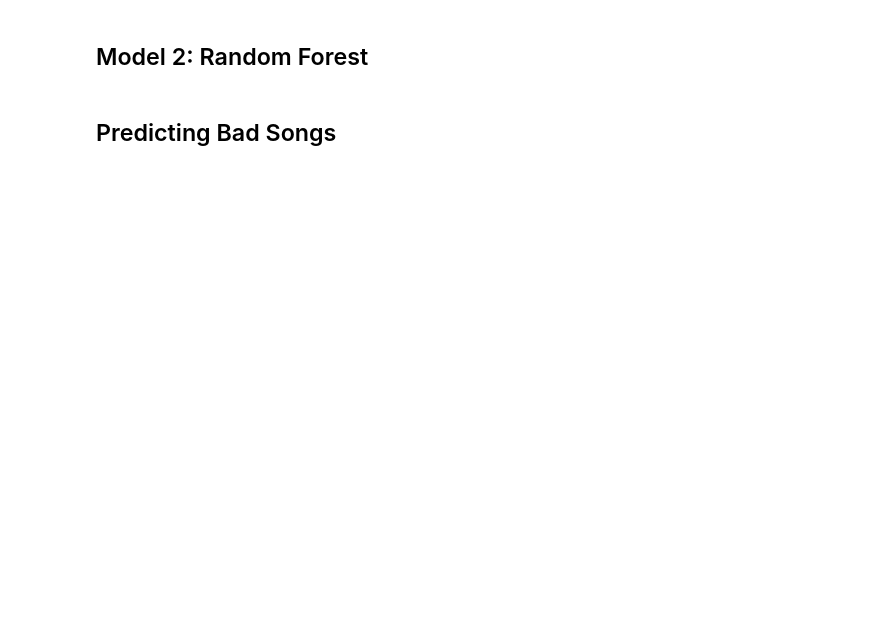
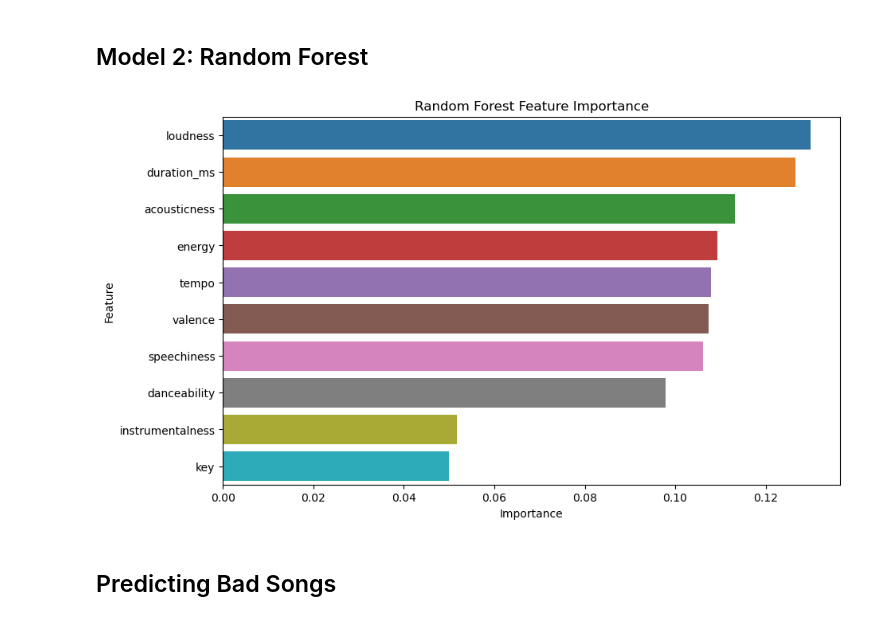
Before and after one commit to dparcon/Project_4_Group_2, a Jupyter notebook: spotify_youtube_song_analysis.ipynb, the cells around one changed output. Saved outputs shown, nothing was run; the diff lists cells and outputs as text; code cells hidden in the pictures; blank space fills up the shorter version.

```diff
--- a/spotify_youtube_song_analysis.ipynb
+++ b/spotify_youtube_song_analysis.ipynb
@@ -422,5 +435,29 @@ ValueError: Unknown label type: continuous. Maybe you are trying to fit a classi
 # %% [markdown]
 ## Model 2: Random Forest
+# %%
+# Train the Random Forest Regressor
+rf_model = RandomForestRegressor(n_estimators=100, random_state=42)
+rf_model.fit(X_train, y_train)
+
+# Get feature importances
+feature_importances = rf_model.feature_importances_
+
+# Create a DataFrame to hold the feature names and their importance scores
+importance_df = pd.DataFrame({
+    'Feature': X.columns,
+    'Importance': feature_importances
+})
+
+# Sort the features by importance
+importance_df = importance_df.sort_values(by='Importance', ascending=False)
+
+# Visualize the feature importance
+plt.figure(figsize=(10, 6))
+sns.barplot(x='Importance', y='Feature', data=importance_df)
+plt.title('Random Forest Feature Importance')
+plt.show()
+# %% [output]
+[figure, added]
 # %% [markdown]
 ## Predicting Bad Songs
 # %%
```
Also changed, not shown: parts of 9 cells of this notebook.
